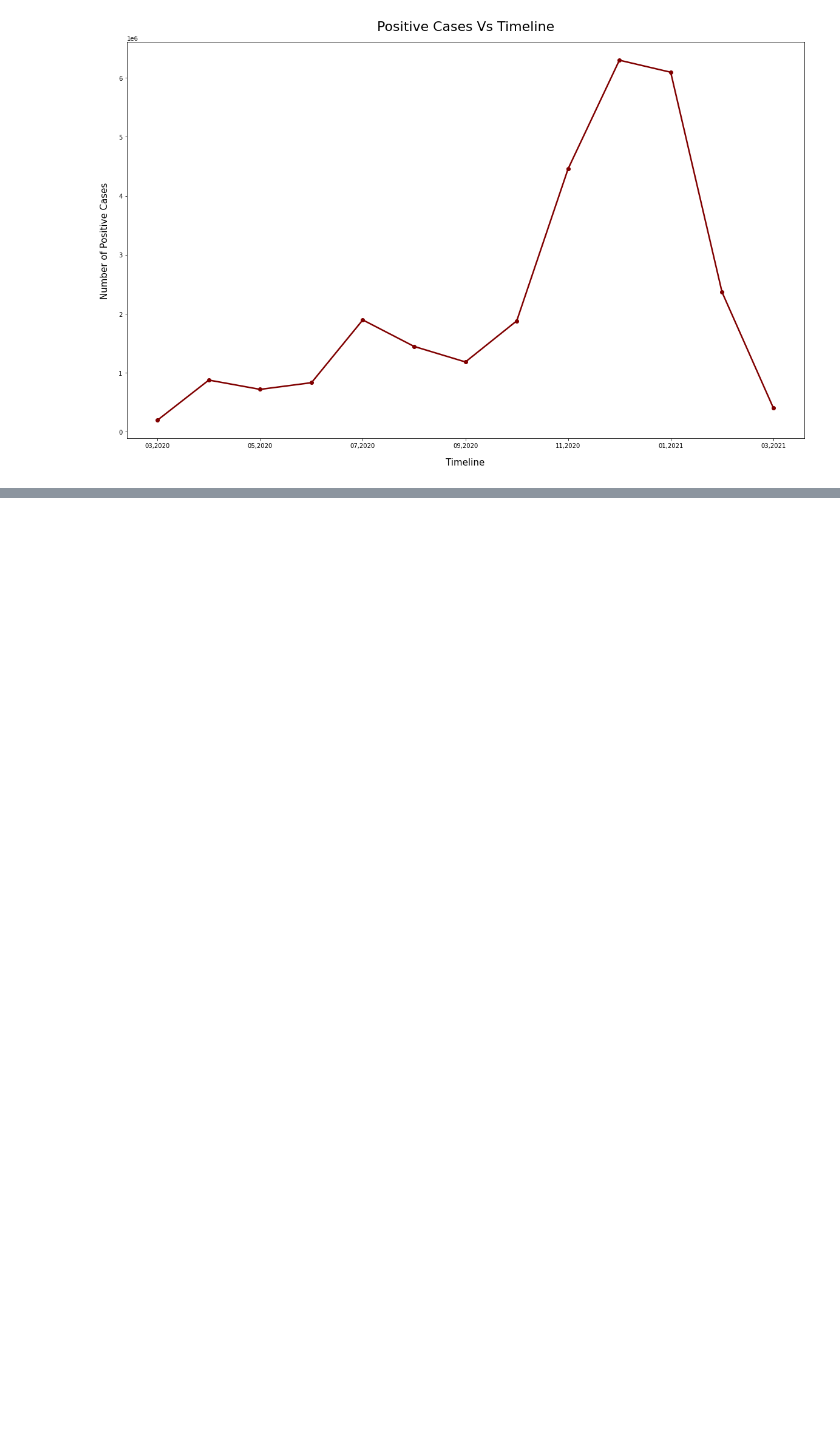
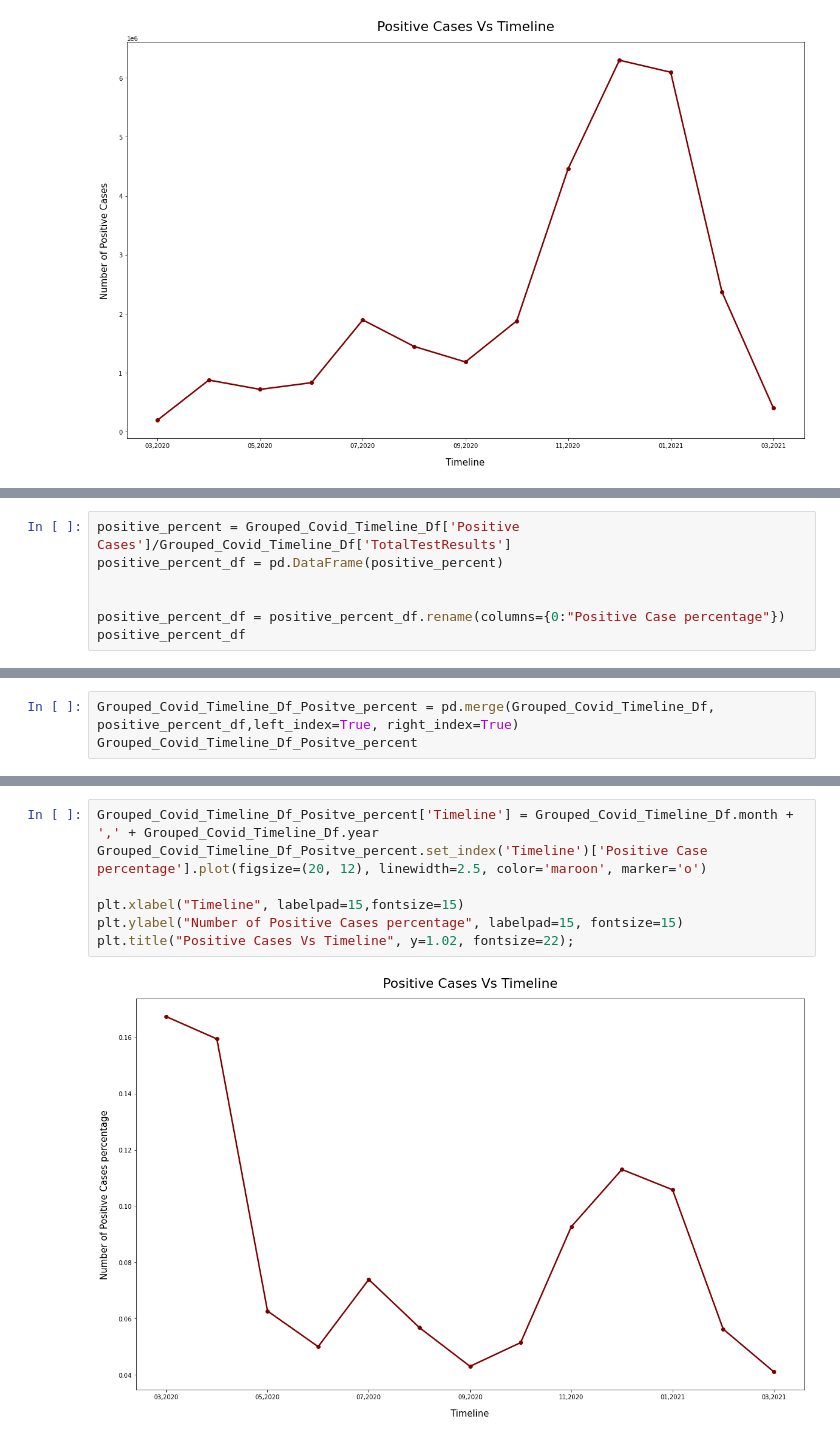
Before and after one commit to Subbagari1985/COVID-19-impact-on-Hospital-systems, a Jupyter notebook: Covid_Analysis.ipynb, the cells around one changed output, grey strips where cells are left out. Drawn from its saved outputs; the diff is of its cells as text; blank space fills up the shorter version.

```diff
--- a/Covid_Analysis.ipynb
+++ b/Covid_Analysis.ipynb
@@ -278,0 +381,7 @@ plt.title("OnVentilator Vs Timeline", y=1.02, fontsize=22);
+# %%
+positive_percent = Grouped_Covid_Timeline_Df['Positive Cases']/Grouped_Covid_Timeline_Df['TotalTestResults']
+positive_percent_df = pd.DataFrame(positive_percent)
+
+
+positive_percent_df = positive_percent_df.rename(columns={0:"Positive Case percentage"})
+positive_percent_df
@@ -278,0 +426,3 @@ plt.title("OnVentilator Vs Timeline", y=1.02, fontsize=22);
+# %%
+Grouped_Covid_Timeline_Df_Positve_percent = pd.merge(Grouped_Covid_Timeline_Df, positive_percent_df,left_index=True, right_index=True)
+Grouped_Covid_Timeline_Df_Positve_percent
@@ -278,0 +444,9 @@ plt.title("OnVentilator Vs Timeline", y=1.02, fontsize=22);
+# %%
+Grouped_Covid_Timeline_Df_Positve_percent['Timeline'] = Grouped_Covid_Timeline_Df.month + ',' + Grouped_Covid_Timeline_Df.year
+Grouped_Covid_Timeline_Df_Positve_percent.set_index('Timeline')['Positive Case percentage'].plot(figsize=(20, 12), linewidth=2.5, color='maroon', marker='o')
+
+plt.xlabel("Timeline", labelpad=15,fontsize=15)
+plt.ylabel("Number of Positive Cases percentage", labelpad=15, fontsize=15)
+plt.title("Positive Cases Vs Timeline", y=1.02, fontsize=22);
+# %% [output]
+[figure, added]
```
Also changed, not shown: parts of 17 cells of this notebook.
